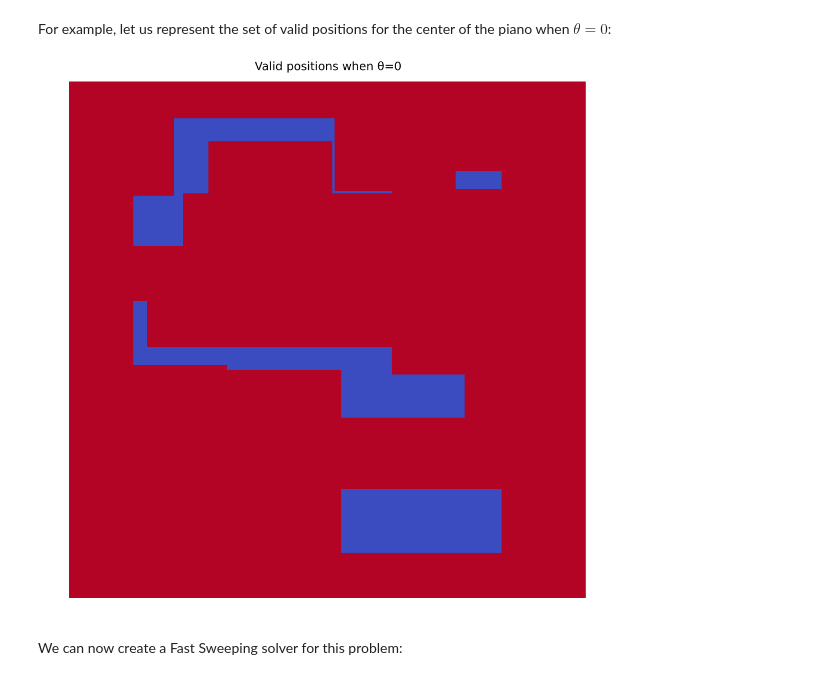
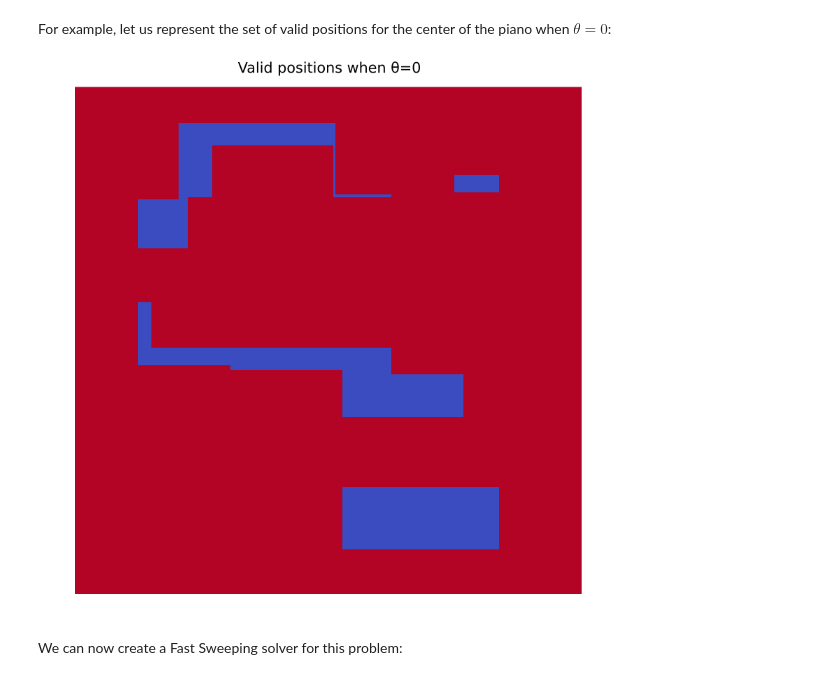
Before and after one commit to triscale-innov/Eikonal.jl, a Jupyter notebook: docs/piano/piano.ipynb, the cells around one changed output. Saved outputs shown, nothing was run; the diff lists cells and outputs as text; code cells hidden in the pictures.

```diff
--- a/docs/piano/piano.ipynb
+++ b/docs/piano/piano.ipynb
@@ -27,9 +28,9 @@ using Plots
 # %% [markdown]
 The position of the walls is loaded from a PNG image.
 # %%
-walls = Eikonal.from_png("apartment.png", ["white"=>false, "black"=>true])
+walls = Eikonal.img2array(load("apartment.png"), ["white"=>false, "black"=>true])
 heatmap(walls, c=:coolwarm,
         title = "Position of the walls",
-        aspect_ratio=1, size=(1000, 1000),
+        aspect_ratio=1, size=(800, 800),
         showaxis=false, legend=false, grid=false)
 # %% [output]
@@ -84,10 +85,10 @@ piano when $θ=0$:
 # %%
 heatmap(min.(σ[:,:,51], 2.), c=:coolwarm,
         title = "Valid positions when θ=0",
-        aspect_ratio=1, size=(1000, 1000),
+        aspect_ratio=1, size=(800, 800),
         showaxis=false, legend=false, grid=false)
 # %% [output]
-[figure, old version]
+[figure, new version]
 # %% [markdown]
 We can now create a Fast Sweeping solver for this problem:
 # %%
```
Also changed, not shown: parts of 4 cells of this notebook, 13 other files.
